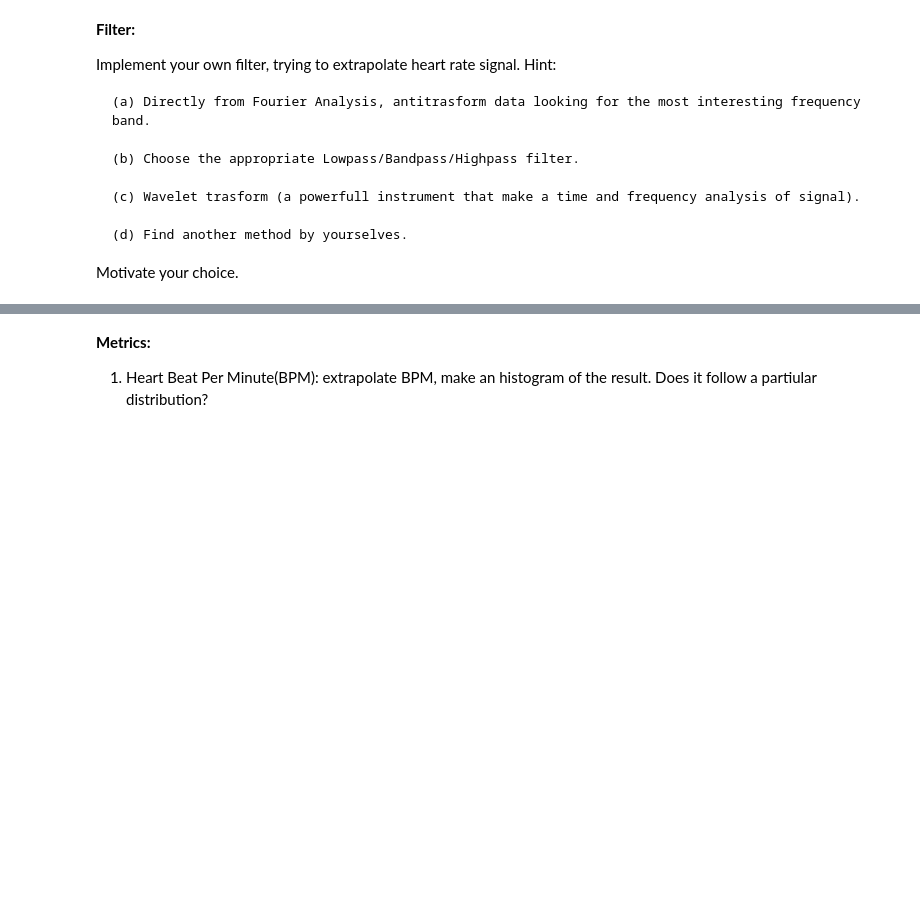
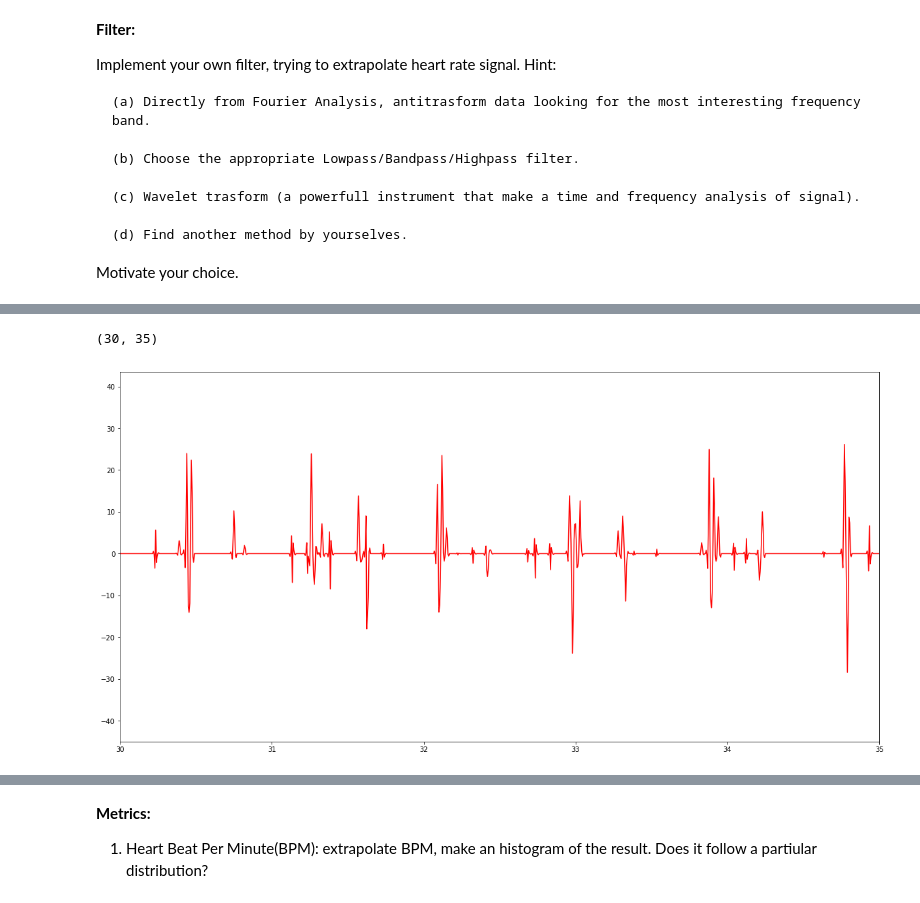
Before and after one commit to CrostaBot/HeartRateEstimation, a Jupyter notebook: SCG.ipynb, the cells around one changed output, grey strips where cells are left out. Saved outputs shown, nothing was run; the diff lists cells and outputs as text; code cells hidden in the pictures; blank space fills up the shorter version.

```diff
--- a/SCG.ipynb
+++ b/SCG.ipynb
@@ -344,3 +339,11 @@ plt.xlim([30,31])
+# %%
+# Plot
+plt.figure(figsize=(20,10))
+plt.plot(time, renc, 'red')
+plt.xlim([30,35])
+# %% [output]
+(30, 35)
+[figure, added]
 # %%
 rawsig = (accZ-np.mean(accZ))[2000:14000]
 fs = 200
```
Also changed, not shown: parts of 5 cells of this notebook.
